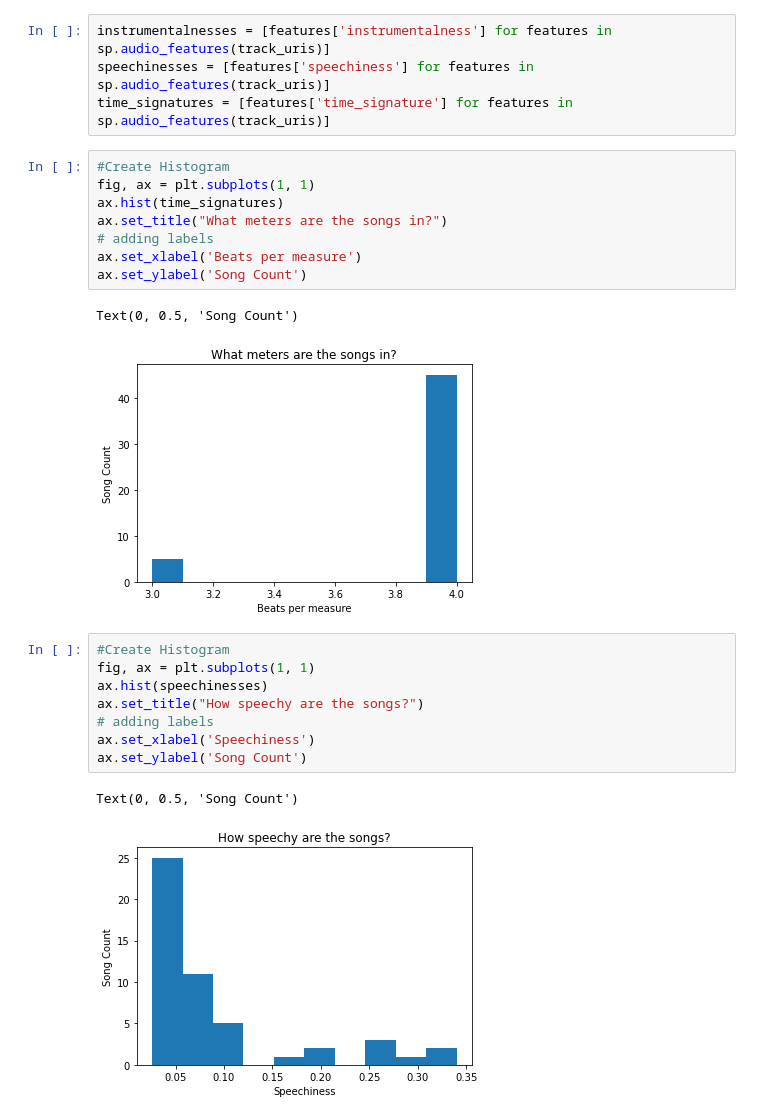
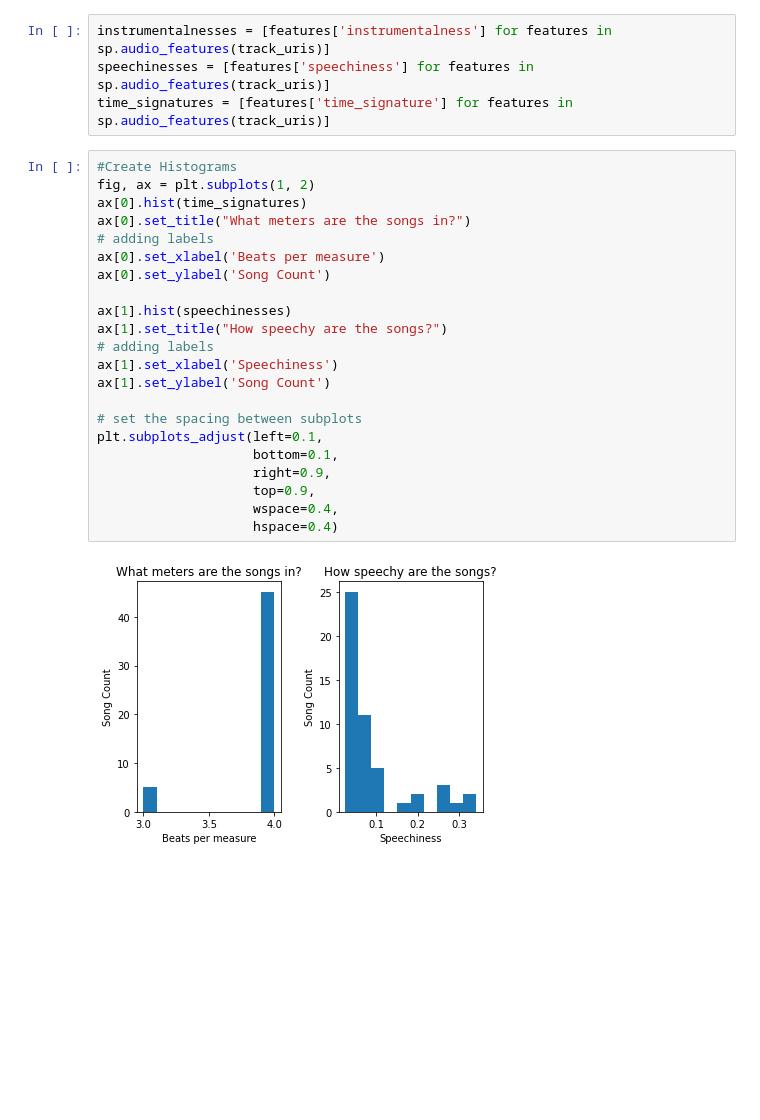
Before and after one commit to aqthai/spotify_analyzer, a Jupyter notebook: playlist_analyzer.ipynb, the cells around one changed output. Cells and saved outputs as stored; diff of their text form; blank space fills up the shorter version.

```diff
--- a/playlist_analyzer.ipynb
+++ b/playlist_analyzer.ipynb
@@ -51,27 +48,29 @@ instrumentalnesses = [features['instrumentalness'] for features in sp.audio_feat
 speechinesses = [features['speechiness'] for features in sp.audio_features(track_uris)]
 time_signatures = [features['time_signature'] for features in sp.audio_features(track_uris)]
 # %%
-#Create Histogram
-fig, ax = plt.subplots(1, 1)
-ax.hist(time_signatures)
-ax.set_title("What meters are the songs in?")
+#Create Histograms
+fig, ax = plt.subplots(1, 2)
+ax[0].hist(time_signatures)
+ax[0].set_title("What meters are the songs in?")
 # adding labels
-ax.set_xlabel('Beats per measure')
-ax.set_ylabel('Song Count')
+ax[0].set_xlabel('Beats per measure')
+ax[0].set_ylabel('Song Count')
+
+ax[1].hist(speechinesses)
+ax[1].set_title("How speechy are the songs?")
+# adding labels
+ax[1].set_xlabel('Speechiness')
+ax[1].set_ylabel('Song Count')
+
+# set the spacing between subplots
+plt.subplots_adjust(left=0.1,
+                    bottom=0.1,
+                    right=0.9,
+                    top=0.9,
+                    wspace=0.4,
+                    hspace=0.4)
 # %% [output]
-Text(0, 0.5, 'Song Count')
-[figure, old version]
+[figure, new version]
-# %%
-#Create Histogram
-fig, ax = plt.subplots(1, 1)
-ax.hist(speechinesses)
-ax.set_title("How speechy are the songs?")
-# adding labels
-ax.set_xlabel('Speechiness')
-ax.set_ylabel('Song Count')
-# %% [output]
-Text(0, 0.5, 'Song Count')
-[figure, removed]
 # %%
 def hat_graph(ax, xlabels, values, group_labels):
     """
```
Also changed, not shown: parts of 4 cells of this notebook.
